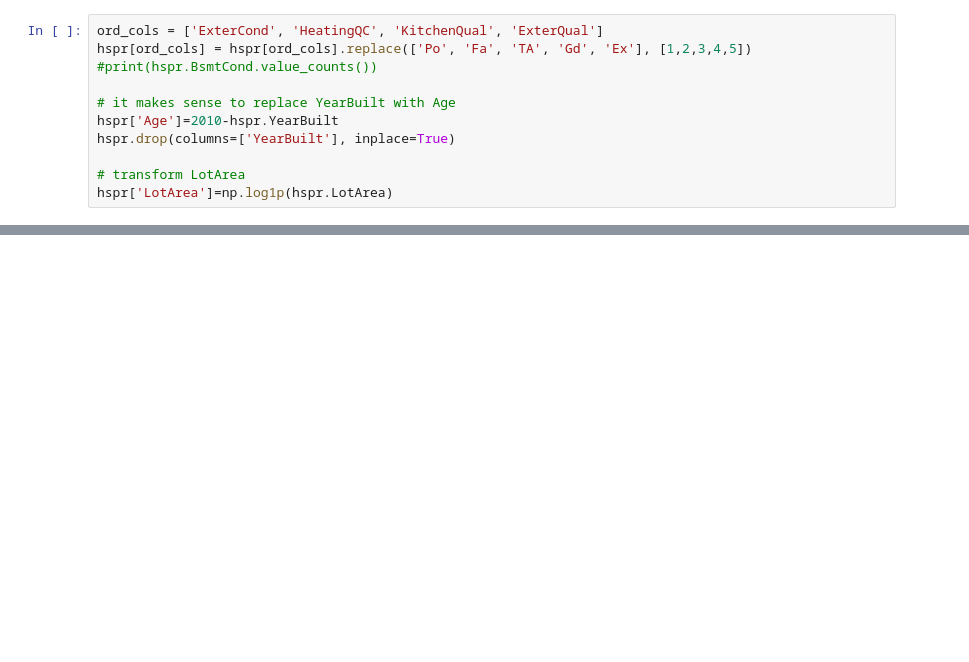
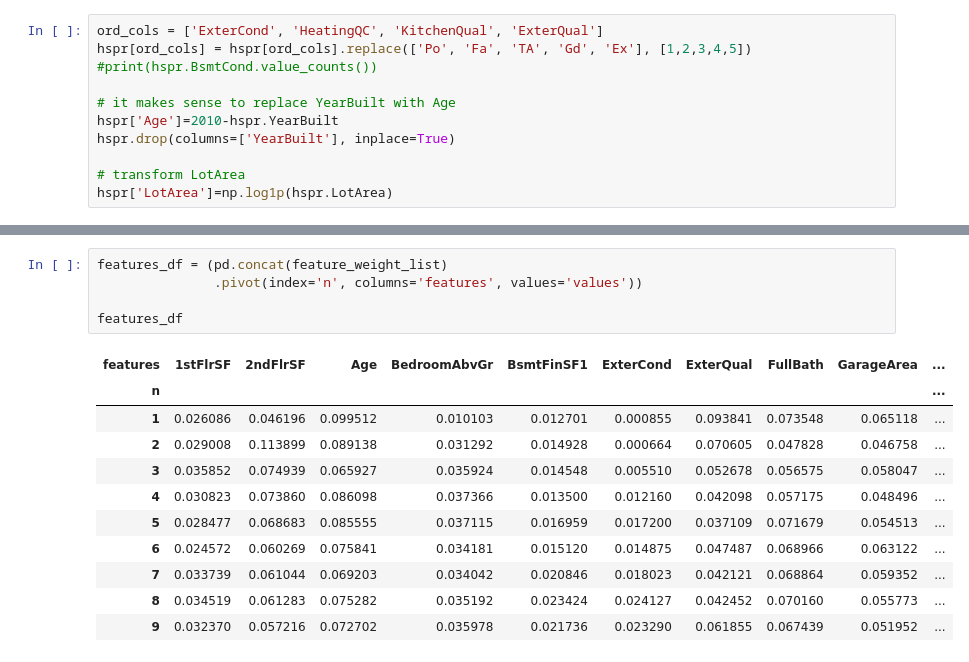
Before and after one commit to MykolaPinchuk/Kaggle, a Jupyter notebook: ibm-ml1-4-final-0.ipynb, the cells around one changed output, grey strips where cells are left out. Drawn from its saved outputs; the diff is of its cells as text; blank space fills up the shorter version.

```diff
--- a/ibm-ml1-4-final-0.ipynb
+++ b/ibm-ml1-4-final-0.ipynb
@@ -96,0 +195,17 @@ X = s.fit_transform(X)
+# %%
+features_df = (pd.concat(feature_weight_list)
+               .pivot(index='n', columns='features', values='values'))
+
+features_df
+# %% [output]
+| features | 1stFlrSF | 2ndFlrSF | Age | BedroomAbvGr | BsmtFinSF1 | ExterCond | ExterQual | FullBath | GarageArea | ... |
+| n |  |  |  |  |  |  |  |  |  | ... |
+| 1 | 0.026086 | 0.046196 | 0.099512 | 0.010103 | 0.012701 | 0.000855 | 0.093841 | 0.073548 | 0.065118 | ... |
+| 2 | 0.029008 | 0.113899 | 0.089138 | 0.031292 | 0.014928 | 0.000664 | 0.070605 | 0.047828 | 0.046758 | ... |
+| 3 | 0.035852 | 0.074939 | 0.065927 | 0.035924 | 0.014548 | 0.005510 | 0.052678 | 0.056575 | 0.058047 | ... |
+| 4 | 0.030823 | 0.073860 | 0.086098 | 0.037366 | 0.013500 | 0.012160 | 0.042098 | 0.057175 | 0.048496 | ... |
+| 5 | 0.028477 | 0.068683 | 0.085555 | 0.037115 | 0.016959 | 0.017200 | 0.037109 | 0.071679 | 0.054513 | ... |
+| 6 | 0.024572 | 0.060269 | 0.075841 | 0.034181 | 0.015120 | 0.014875 | 0.047487 | 0.068966 | 0.063122 | ... |
+| 7 | 0.033739 | 0.061044 | 0.069203 | 0.034042 | 0.020846 | 0.018023 | 0.042121 | 0.068864 | 0.059352 | ... |
+| 8 | 0.034519 | 0.061283 | 0.075282 | 0.035192 | 0.023424 | 0.024127 | 0.042452 | 0.070160 | 0.055773 | ... |
+| 9 | 0.032370 | 0.057216 | 0.072702 | 0.035978 | 0.021736 | 0.023290 | 0.061855 | 0.067439 | 0.051952 | ... |
```
Also changed, not shown: parts of 17 cells of this notebook.
